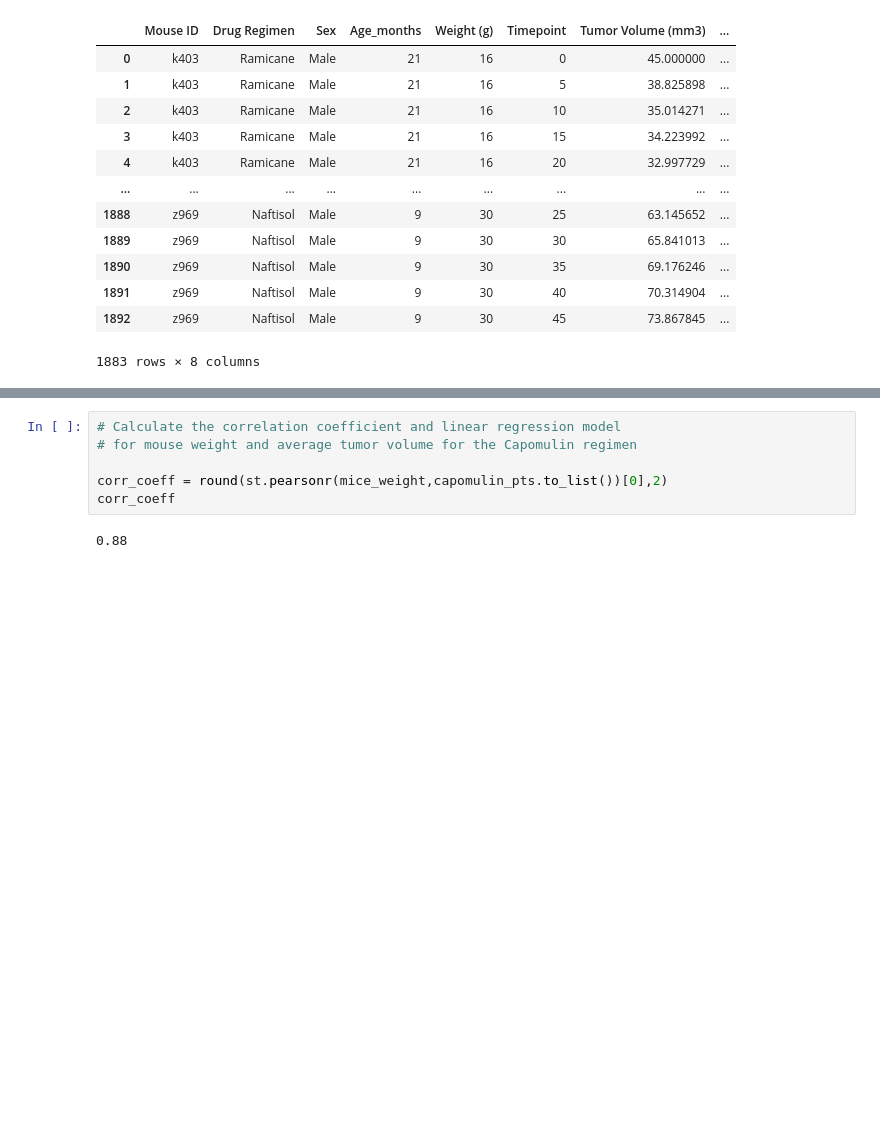
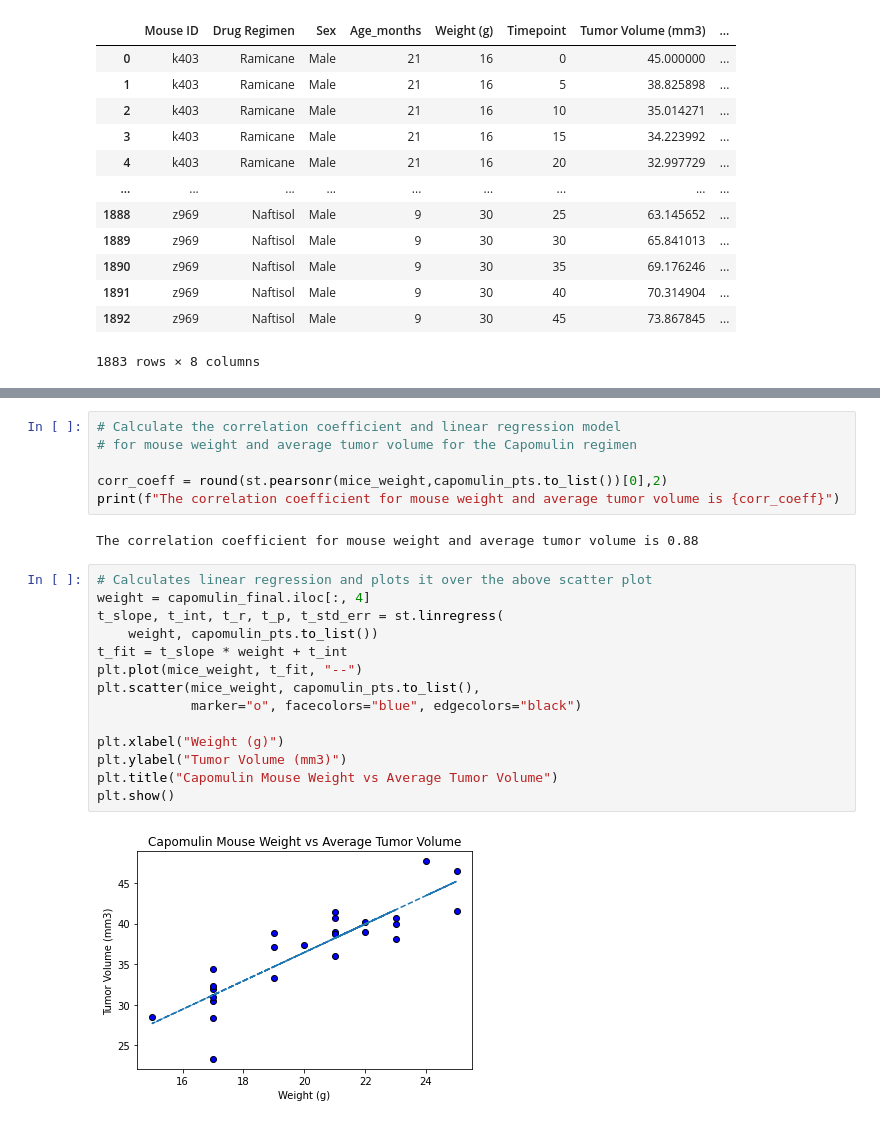
Before and after one commit to doublealogic/matplotlib-challenge, a Jupyter notebook: Pymaceuticals/main.ipynb, the cells around one changed output, grey strips where cells are left out. Cells and saved outputs as stored; diff of their text form; blank space fills up the shorter version.

Commit message:
Added linear regression cell to notebook.

```diff
--- a/Pymaceuticals/main.ipynb
+++ b/Pymaceuticals/main.ipynb
@@ -304,6 +322,22 @@ Text(0.5, 1.0, 'Capomulin Mouse Weight vs Average Tumor Volume')
 # for mouse weight and average tumor volume for the Capomulin regimen
 
 corr_coeff = round(st.pearsonr(mice_weight,capomulin_pts.to_list())[0],2)
-corr_coeff
+print(f"The correlation coefficient for mouse weight and average tumor volume is {corr_coeff}")
 # %% [output]
-0.88
+The correlation coefficient for mouse weight and average tumor volume is 0.88
+# %%
+# Calculates linear regression and plots it over the above scatter plot
+weight = capomulin_final.iloc[:, 4]
+t_slope, t_int, t_r, t_p, t_std_err = st.linregress(
+    weight, capomulin_pts.to_list())
+t_fit = t_slope * weight + t_int
+plt.plot(mice_weight, t_fit, "--")
+plt.scatter(mice_weight, capomulin_pts.to_list(),
+            marker="o", facecolors="blue", edgecolors="black")
+
+plt.xlabel("Weight (g)")
+plt.ylabel("Tumor Volume (mm3)")
+plt.title("Capomulin Mouse Weight vs Average Tumor Volume")
+plt.show()
+# %% [output]
+[figure, added]
```
Also changed, not shown: parts of 15 cells of this notebook.
